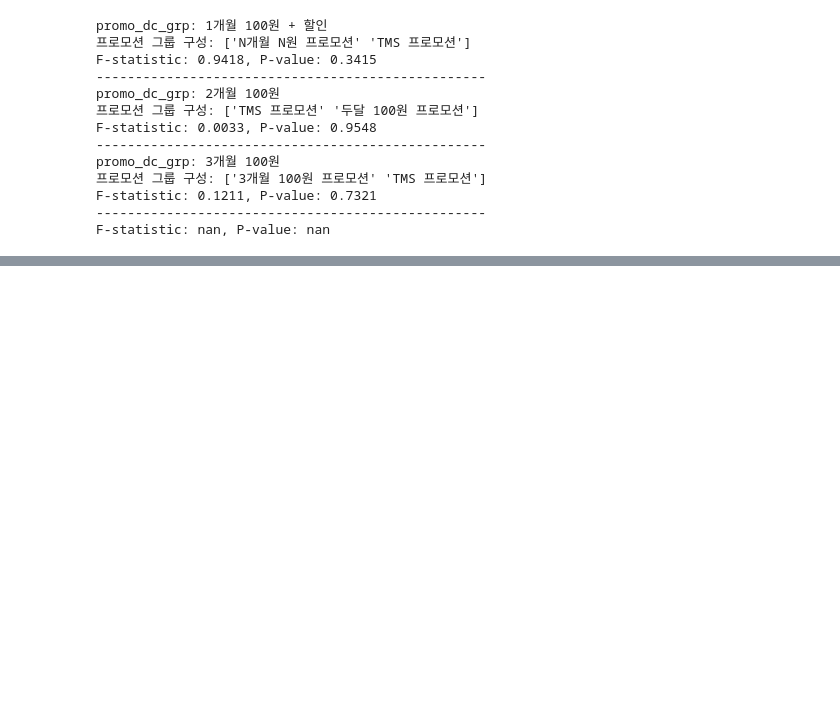
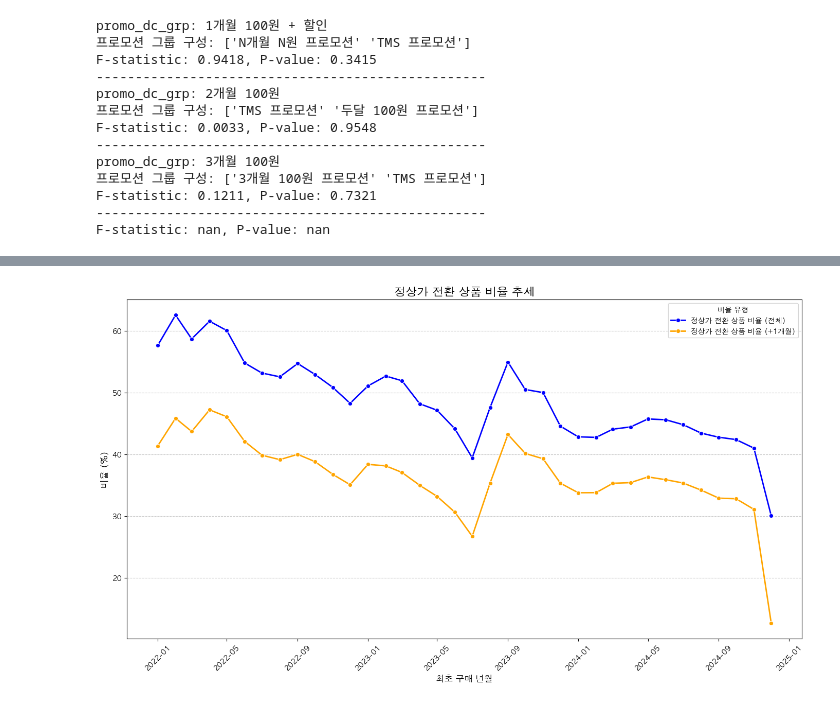
Before and after one commit to samuel-ch-data/music_analysis_project, a Jupyter notebook: 데이터그로스TF/promo_retention_analysis.ipynb, the cells around one changed output, grey strips where cells are left out. Cells and saved outputs as stored; diff of their text form; code cells hidden in the pictures; blank space fills up the shorter version.

```diff
--- a/데이터그로스TF/promo_retention_analysis.ipynb
+++ b/데이터그로스TF/promo_retention_analysis.ipynb
@@ -1151,0 +1402,44 @@ F-statistic: nan, P-value: nan
+# %%
+import matplotlib.pyplot as plt
+import seaborn as sns
+
+# 1. 데이터 준비
+# fst_dt를 날짜 형식으로 변환
+normal_price_prod_2_df["fst_dt"] = pd.to_datetime(normal_price_prod_2_df["fst_dt"])
+
+# 2. Line Plot 그리기
+plt.figure(figsize=(14, 8))
+
+# normal_term_prod_ratio 라인
+sns.lineplot(
+    data=normal_price_prod_2_df,
+    x="fst_dt",
+    y="normal_term_prod_ratio",
+    label="정상가 전환 상품 비율 (전체)",
+    color="blue",
+    marker="o",
+    linewidth=2
+)
+
+# normal_term_1m_prod_ratio 라인
+sns.lineplot(
+    data=normal_price_prod_2_df,
+    x="fst_dt",
+    y="normal_term_1m_prod_ratio",
+    label="정상가 전환 상품 비율 (+1개월)",
+    color="orange",
+    marker="o",
+    linewidth=2
+)
+
+# 3. 그래프 설정
+plt.title("정상가 전환 상품 비율 추세", fontsize=16)
+plt.xlabel("최초 구매 년월", fontsize=12)
+plt.ylabel("비율 (%)", fontsize=12)
+plt.xticks(rotation=45)  # X축 레이블 회전
+plt.legend(title="비율 유형", loc="upper right")  # 범례 설정
+plt.grid(axis="y", linestyle="--", alpha=0.7)  # Y축 격자 추가
+plt.tight_layout()
+plt.show()
+# %% [output]
+[figure, added]
```
Also changed, not shown: parts of 12 cells of this notebook.
